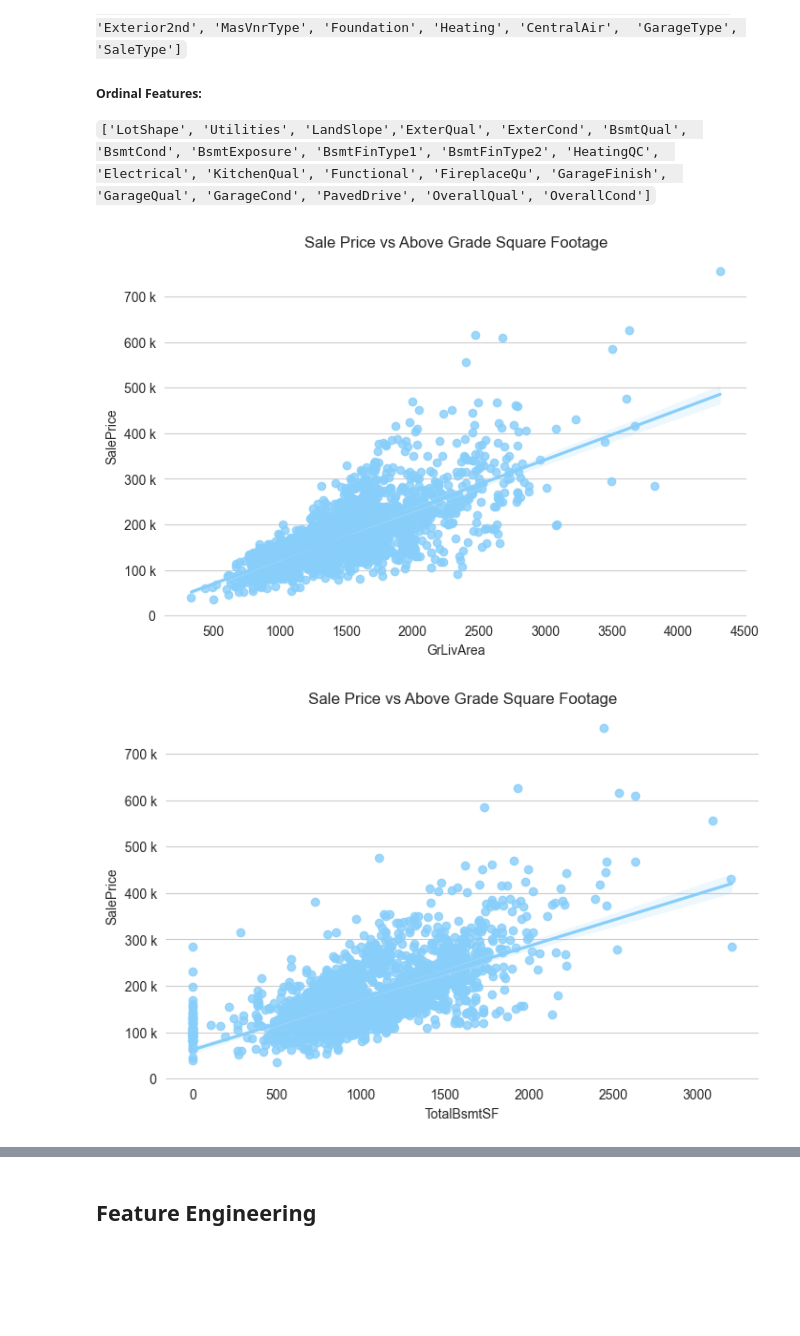
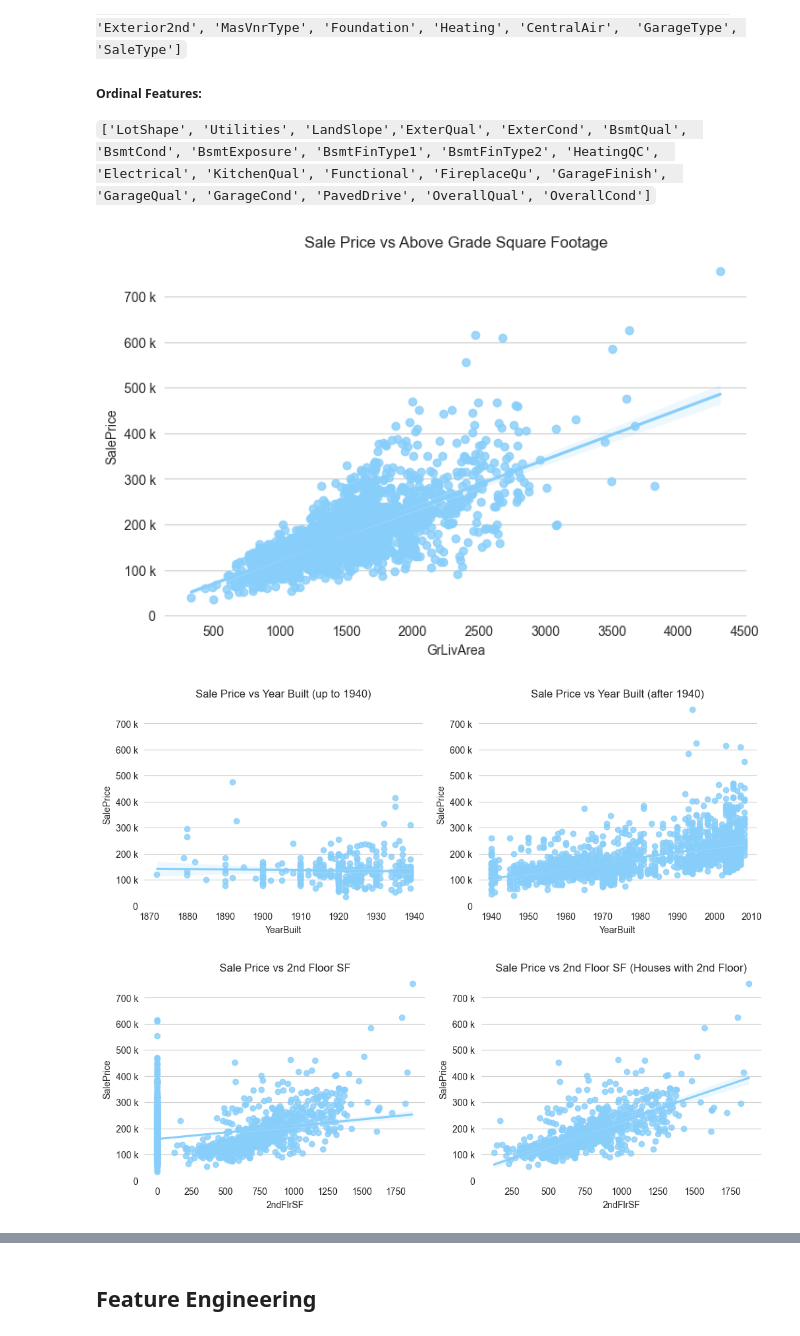
Before and after one commit to franciscapalacios/housing_project, a Jupyter notebook: Preprocessing.ipynb, the cells around one changed output, grey strips where cells are left out. Saved outputs shown, nothing was run; the diff lists cells and outputs as text; code cells hidden in the pictures; blank space fills up the shorter version.

Commit message:
New plots and Year Built cut

```diff
--- a/Preprocessing.ipynb
+++ b/Preprocessing.ipynb
@@ -32,6 +32,6 @@ print('df shape:', df.shape)
 df['PriceSF'] = df.SalePrice / df.GrLivArea
 
 df = df[df.SaleCondition == 'Normal']
-df = df[~df.MSZoning.isin(['C (all)', 'I (all)', 'A (all)'])] # not residential
+df = df[~df.MSZoning.isin(['C (all)', 'I (all)', 'A (all)', 'A (agr)'])] # not residential
 # %% [output]
 df shape: (2580, 80)
@@ -183,15 +199,43 @@ ax.xaxis.grid(False)
 
 ax.yaxis.set_major_formatter(ticker.EngFormatter())
 # %% [output]
-[figure, old version]
+[figure, new version]
+# %%
+fig, ax = plt.subplots(ncols=2, figsize=(12,4))
+sns.despine(left=True, bottom=True)
+YrCut=1940
+
+sns.regplot(x="YearBuilt", y="SalePrice", data=df[df['YearBuilt']<YrCut], ax=ax[0], color='#87CEFA')
+
+sns.regplot(x="YearBuilt", y="SalePrice", data=df[df['YearBuilt']>=YrCut], ax=ax[1], color='#87CEFA')
+
+ax[0].set_title('Sale Price vs Year Built (up to 1940)')
+ax[0].xaxis.grid(False)
+ax[0].set_ylim(0,780000)
+ax[0].yaxis.set_major_formatter(ticker.EngFormatter())
+
+ax[1].set_title('Sale Price vs Year Built (after 1940)')
+ax[1].xaxis.grid(False)
+ax[1].set_ylim(0,780000)
+ax[1].yaxis.set_major_formatter(ticker.EngFormatter())
+# %% [output]
+[figure, added]
 # %%
-fig, ax = plt.subplots(figsize=(8,5))
+fig, ax = plt.subplots(ncols=2, figsize=(12,4))
 sns.despine(left=True, bottom=True)
 
-sns.regplot(x="TotalBsmtSF", y="SalePrice", data=df, ax=ax, color='#87CEFA')
-ax.set_title('Sale Price vs Above Grade Square Footage')
-ax.xaxis.grid(False)
+sns.regplot(x="2ndFlrSF", y="SalePrice", data=df, ax=ax[0], color='#87CEFA')
 
-ax.yaxis.set_major_formatter(ticker.EngFormatter())
+sns.regplot(x="2ndFlrSF", y="SalePrice", data=df[df['2ndFlrSF']>0], ax=ax[1], color='#87CEFA')
+
+ax[0].set_title('Sale Price vs 2nd Floor SF')
+ax[0].xaxis.grid(False)
+ax[0].set_ylim(0,780000)
+ax[0].yaxis.set_major_formatter(ticker.EngFormatter())
+
+ax[1].set_title('Sale Price vs 2nd Floor SF (Houses with 2nd Floor)')
+ax[1].xaxis.grid(False)
+ax[1].set_ylim(0,780000)
+ax[1].yaxis.set_major_formatter(ticker.EngFormatter())
 # %% [output]
-[figure, old version]
+[figure, new version]
```
Also changed, not shown: parts of 32 cells of this notebook, 1 other file.
